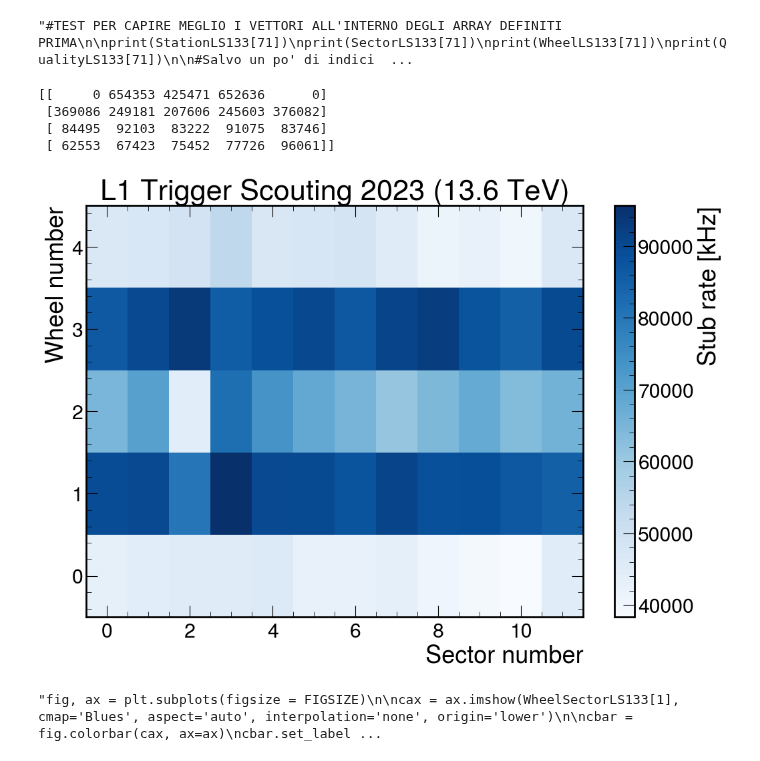
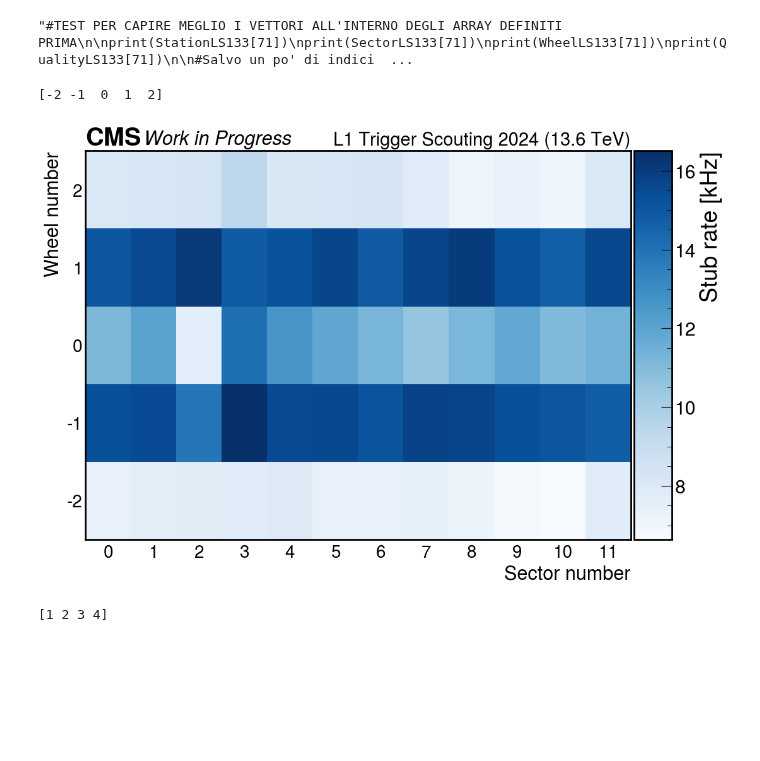
Before and after one commit to francescoreschio/Tesi-Triennale, a Jupyter notebook: Codice/Stubs.ipynb, the cells around one changed output. Saved outputs shown, nothing was run; the diff lists cells and outputs as text; code cells hidden in the pictures; blank space fills up the shorter version.

```diff
--- a/Codice/Stubs.ipynb
+++ b/Codice/Stubs.ipynb
@@ -176,46 +177,36 @@ for i in range(800):
 #StationAndWheelLS263 = BiDimHist(4, 5, StationLS263, WheelLS263)
 #StationAndWheelLS264 = BiDimHist(4, 5, StationLS264, WheelLS264)
 #StationAndWheelLS306 = BiDimHist(4, 5, StationLS306, WheelLS306)
-# %%
-print(StationAndWheelLS306)
-# %% [output]
-[[     0 654353 425471 652636      0]
- [369086 249181 207606 245603 376082]
- [ 84495  92103  83222  91075  83746]
- [ 62553  67423  75452  77726  96061]]
-# %%
-fig, ax = plt.subplots(figsize = (12, 8))
-
-cax = ax.imshow(WheelAndSectorLS306, cmap='Blues', aspect='auto', interpolation='none', origin='lower')
-
-cbar = fig.colorbar(cax, ax=ax)
-cbar.set_label('Stub rate [kHz]')
-
-ax.set_xlabel('Sector number')
-ax.set_ylabel('Wheel number')
-
-ax.set_title('L1 Trigger Scouting 2023 (13.6 TeV)')
-
-
-# Mostra il grafico
-plt.show()
-# %% [output]
-[figure, removed]
-# %%
-'''fig, ax = plt.subplots(figsize = FIGSIZE)
-
-cax = ax.imshow(WheelSectorLS133[1], cmap='Blues', aspect='auto', interpolation='none', origin='lower')
-
-cbar = fig.colorbar(cax, ax=ax)
-cbar.set_label('Stub rate [kHz]')
-
-ax.set_xlabel('Sector number')
-ax.set_ylabel('Wheel number')
-
-ax.set_title('L1 Trigger Scouting 2023 (13.6 TeV)')
-
-
-# Mostra il grafico
-plt.show()'''
-# %% [output]
-"fig, ax = plt.subplots(figsize = FIGSIZE)\n\ncax = ax.imshow(WheelSectorLS133[1], cmap='Blues', aspect='auto', interpolation='none', origin='lower')\n\ncbar = fig.colorbar(cax, ax=ax)\ncbar.set_label ...
+# %%
+WheelAndSector = ConvertToKHz(WheelAndSectorLS133 + WheelAndSectorLS263 + WheelAndSectorLS264 + WheelAndSectorLS306)
+StationAndWheel = ConvertToKHz(StationAndWheelLS133 + StationAndWheelLS263 + StationAndWheelLS264 + StationAndWheelLS306)
+# %% [output]
+[-2 -1  0  1  2]
+# %%
+fig, ax = plt.subplots(figsize = (12, 8))
+
+cax = ax.imshow(WheelAndSector, cmap='Blues', aspect='auto', interpolation='none', origin='lower')
+
+set_label_font(ax, FONTSIZE)
+set_tick_font(ax, FONTSIZE - 2)
+draw_cms_label(ax, fontsize= FONTSIZE, label="Work in Progress", rlabel="L1 Trigger Scouting 2024 (13.6 TeV)")
+
+ax.set_yticks(ticks=np.arange(5), labels=np.arange(-2, 3, 1))
+ax.set_xticks(ticks=np.arange(0, 12, 1), labels=np.arange(0, 12, 1))
+
+divider = make_axes_locatable(ax)
+cax2 = divider.append_axes("right", size="7%", pad=0.05)
+plt.colorbar(cax, cax=cax2, label='Stub rate [kHz]')
+
+ax.set_xlabel('Sector number')
+ax.set_ylabel('Wheel number')
+ax.tick_params(axis='both', which='both', length=0)
+
+
+plt.show()
+# %% [output]
+[figure, added]
+# %%
+print(np.arange(1, 5, 1))
+# %% [output]
+[1 2 3 4]
```
Also changed, not shown: parts of 3 cells of this notebook, 1 other file.
